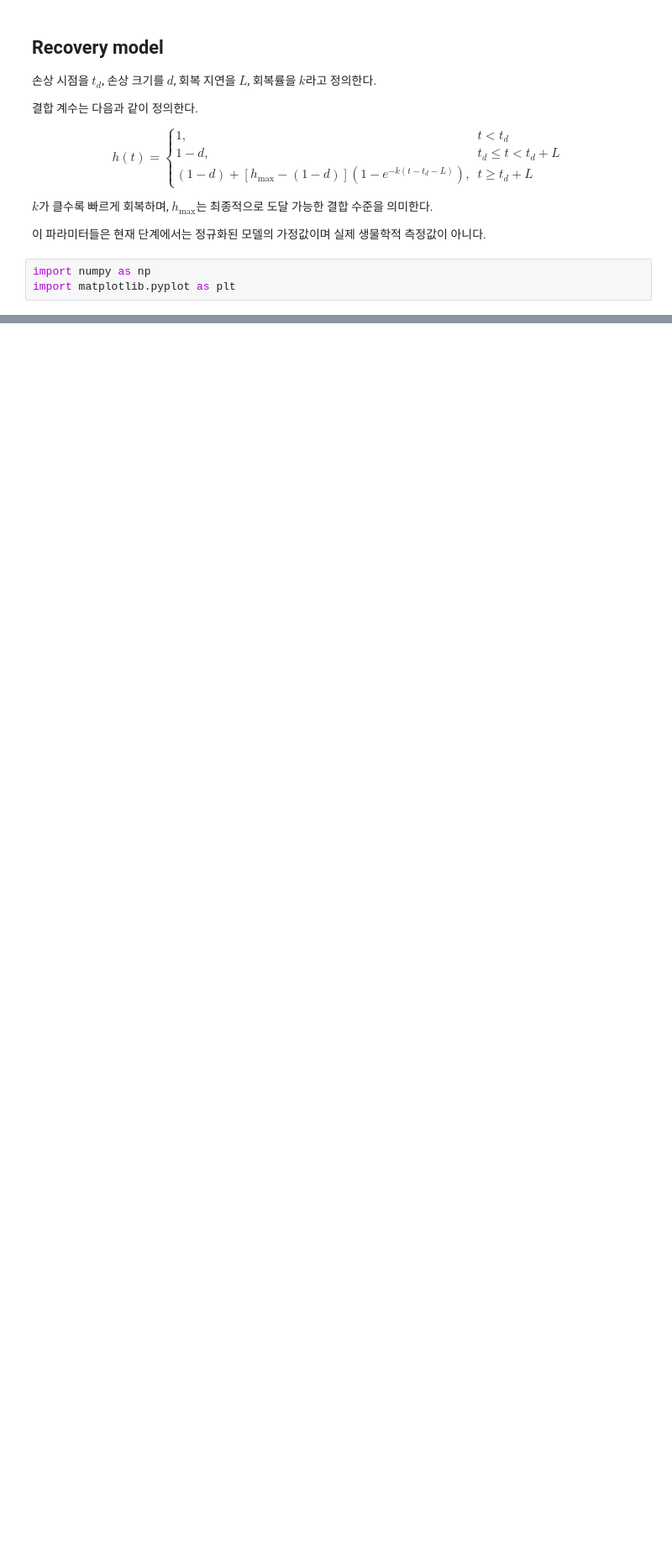
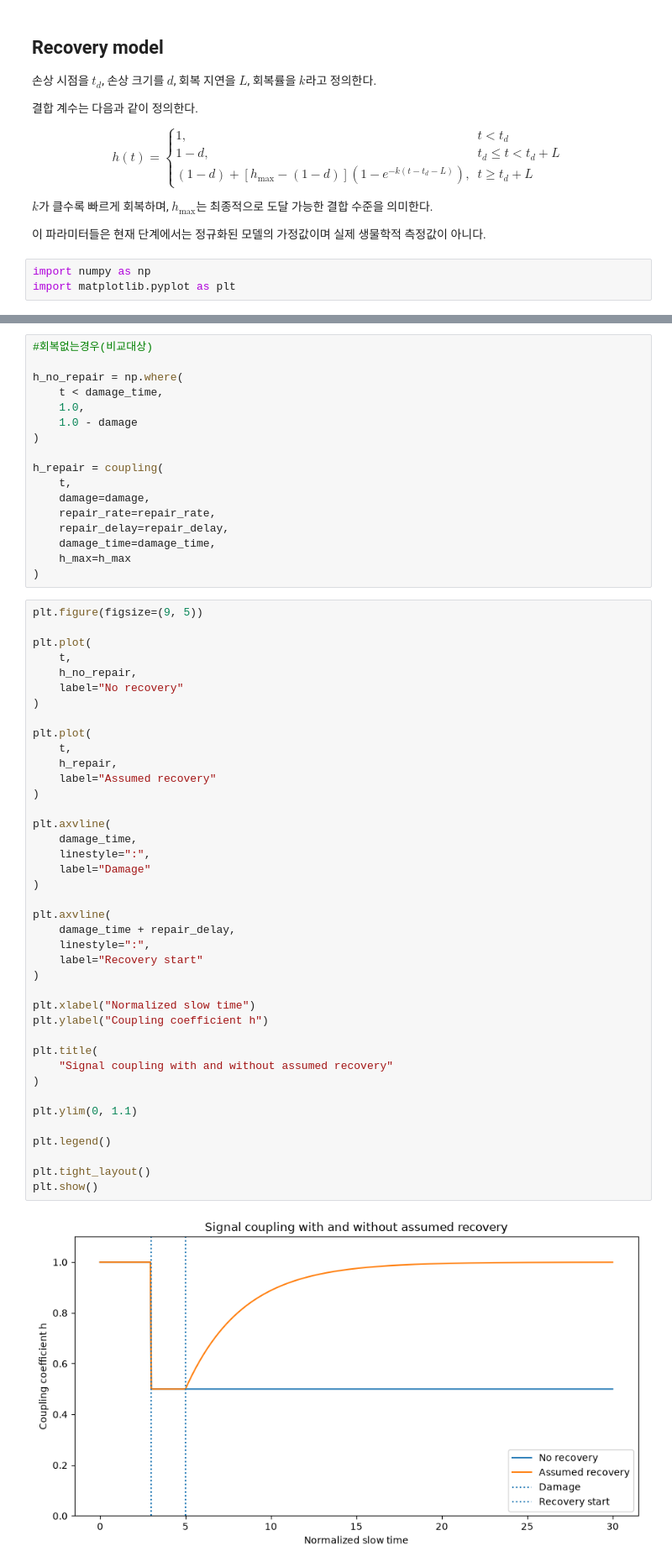
Before and after one commit to minwoo02/neural-interface-signal-recovery, a Jupyter notebook: notebooks/04_biological_recovery_model.ipynb, the cells around one changed output, grey strips where cells are left out. Shown at 84% size. Drawn from its saved outputs; the diff is of its cells as text; blank space fills up the shorter version.

```diff
--- a/notebooks/04_biological_recovery_model.ipynb
+++ b/notebooks/04_biological_recovery_model.ipynb
@@ -108,0 +218,59 @@ IndentationError: expected an indented block after function definition on line 1
+# %%
+#회복없는경우(비교대상)
+
+h_no_repair = np.where(
+    t < damage_time,
+    1.0,
+    1.0 - damage
+)
+
+h_repair = coupling(
+    t,
+    damage=damage,
+    repair_rate=repair_rate,
+    repair_delay=repair_delay,
+    damage_time=damage_time,
+    h_max=h_max
+)
+# %%
+plt.figure(figsize=(9, 5))
+
+plt.plot(
+    t,
+    h_no_repair,
+    label="No recovery"
+)
+
+plt.plot(
+    t,
+    h_repair,
+    label="Assumed recovery"
+)
+
+plt.axvline(
+    damage_time,
+    linestyle=":",
+    label="Damage"
+)
+
+plt.axvline(
+    damage_time + repair_delay,
+    linestyle=":",
+    label="Recovery start"
+)
+
+plt.xlabel("Normalized slow time")
+plt.ylabel("Coupling coefficient h")
+
+plt.title(
+    "Signal coupling with and without assumed recovery"
+)
+
+plt.ylim(0, 1.1)
+
+plt.legend()
+
+plt.tight_layout()
+plt.show()
+# %% [output]
+[figure, added]
```
Also changed, not shown: parts of 10 cells of this notebook.
